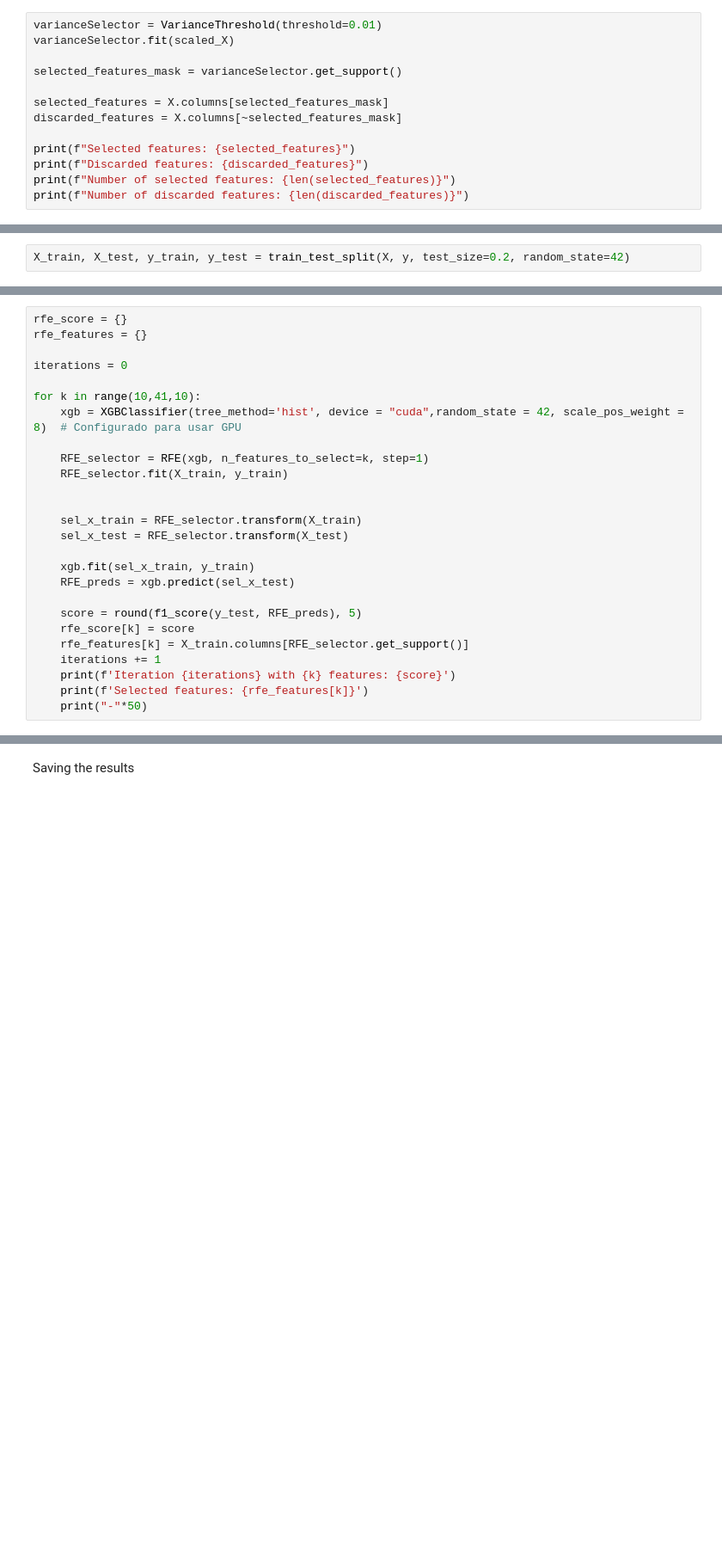
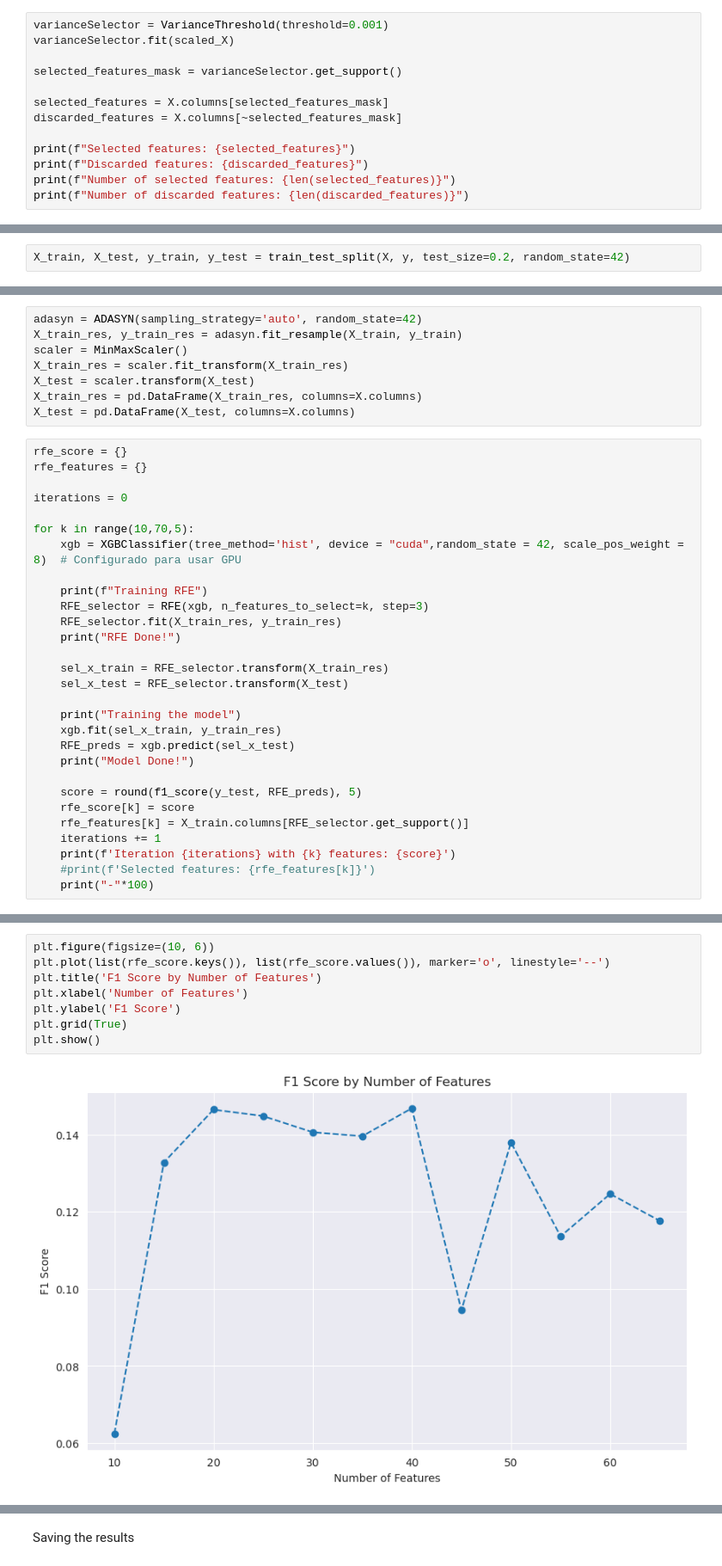
Before and after one commit to aitordiezUD/Default-Risk, a Jupyter notebook: notebooks/02_feature_selection.ipynb, the cells around one changed output, grey strips where cells are left out. Shown at 86% size. Drawn from its saved outputs; the diff is of its cells as text; blank space fills up the shorter version.

```diff
--- a/notebooks/02_feature_selection.ipynb
+++ b/notebooks/02_feature_selection.ipynb
@@ -193,7 +181,7 @@ plt.show()
 # %% [markdown]
 We are going to select the features with a variance greater than 0.01
 # %%
-varianceSelector = VarianceThreshold(threshold=0.01)
+varianceSelector = VarianceThreshold(threshold=0.001)
 varianceSelector.fit(scaled_X)
 
 selected_features_mask = varianceSelector.get_support()
@@ -243,27 +233,38 @@ X_train, X_test, y_train, y_test = train_test_split(X, y, test_size=0.2, random_
+# %%
+adasyn = ADASYN(sampling_strategy='auto', random_state=42)
+X_train_res, y_train_res = adasyn.fit_resample(X_train, y_train)
+scaler = MinMaxScaler()
+X_train_res = scaler.fit_transform(X_train_res)
+X_test = scaler.transform(X_test)
+X_train_res = pd.DataFrame(X_train_res, columns=X.columns)
+X_test = pd.DataFrame(X_test, columns=X.columns)
 # %%
 rfe_score = {}
 rfe_features = {}
 
 iterations = 0
 
-for k in range(10,41,10):
+for k in range(10,70,5):
     xgb = XGBClassifier(tree_method='hist', device = "cuda",random_state = 42, scale_pos_weight = 8)  # Configurado para usar GPU
 
-    RFE_selector = RFE(xgb, n_features_to_select=k, step=1)
-    RFE_selector.fit(X_train, y_train)
+    print(f"Training RFE")
+    RFE_selector = RFE(xgb, n_features_to_select=k, step=3)
+    RFE_selector.fit(X_train_res, y_train_res)
+    print("RFE Done!")
 
-
-    sel_x_train = RFE_selector.transform(X_train)
+    sel_x_train = RFE_selector.transform(X_train_res)
     sel_x_test = RFE_selector.transform(X_test)
 
-    xgb.fit(sel_x_train, y_train)
+    print("Training the model")
+    xgb.fit(sel_x_train, y_train_res)
     RFE_preds = xgb.predict(sel_x_test)
+    print("Model Done!")
 
     score = round(f1_score(y_test, RFE_preds), 5)
     rfe_score[k] = score
     rfe_features[k] = X_train.columns[RFE_selector.get_support()]
     iterations += 1
     print(f'Iteration {iterations} with {k} features: {score}')
-    print(f'Selected features: {rfe_features[k]}')
-    print("-"*50)
+    #print(f'Selected features: {rfe_features[k]}')
+    print("-"*100)
 # %% [output]
@@ -286,0 +302,10 @@ Selected features: Index(['NAME_EDUCATION_TYPE_Incomplete higher',
+# %%
+plt.figure(figsize=(10, 6))
+plt.plot(list(rfe_score.keys()), list(rfe_score.values()), marker='o', linestyle='--')
+plt.title('F1 Score by Number of Features')
+plt.xlabel('Number of Features')
+plt.ylabel('F1 Score')
+plt.grid(True)
+plt.show()
+# %% [output]
+[figure, added]
```
Also changed, not shown: parts of 32 cells of this notebook, 4 other files.
